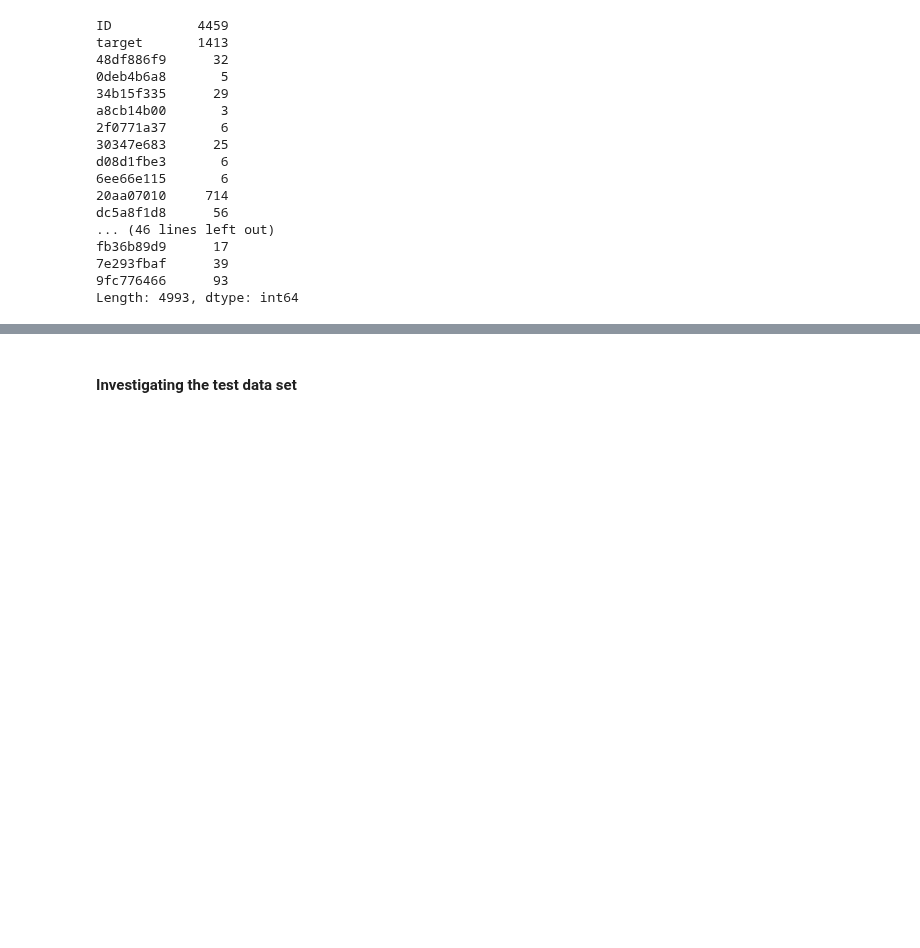
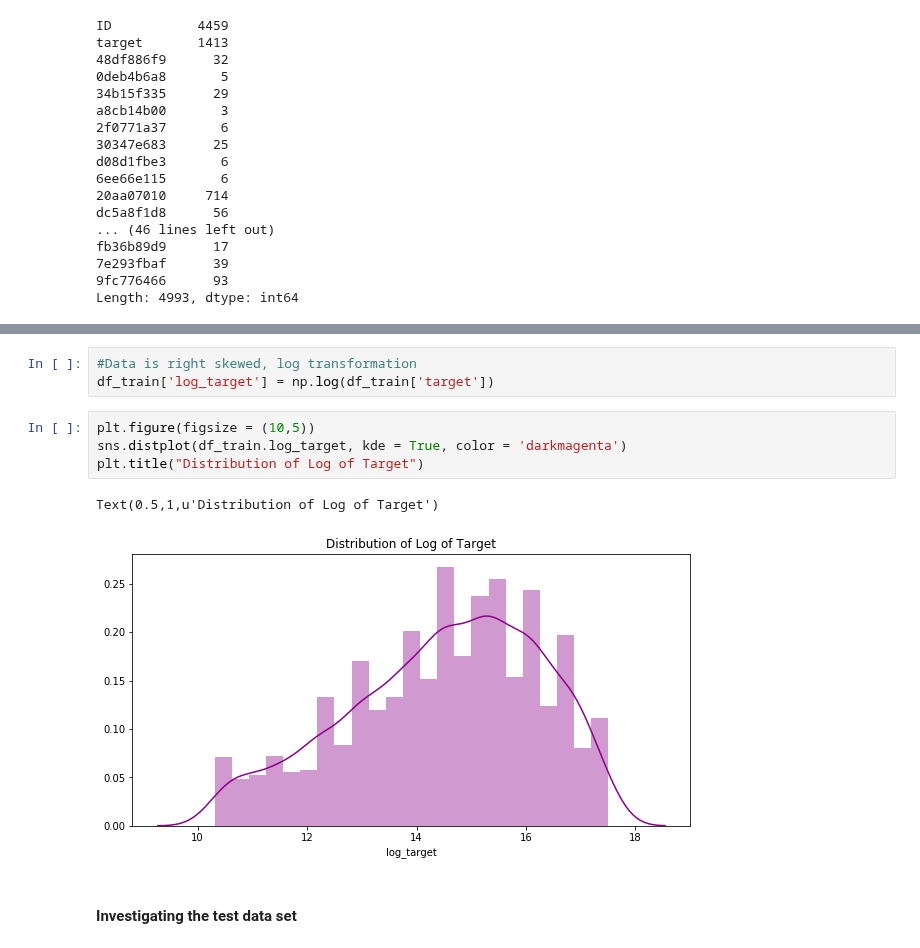
Before and after one commit to LauraJ89/KaggleSantander, a Jupyter notebook: Kaggle.ipynb, the cells around one changed output, grey strips where cells are left out. Saved outputs shown, nothing was run; the diff lists cells and outputs as text; blank space fills up the shorter version.

```diff
--- a/Kaggle.ipynb
+++ b/Kaggle.ipynb
@@ -60,3 +85,13 @@ Length: 4993, dtype: int64
+# %%
+#Data is right skewed, log transformation
+df_train['log_target'] = np.log(df_train['target'])
+# %%
+plt.figure(figsize = (10,5))
+sns.distplot(df_train.log_target, kde = True, color = 'darkmagenta')
+plt.title("Distribution of Log of Target")
+# %% [output]
+Text(0.5,1,u'Distribution of Log of Target')
+[figure, added]
 # %% [markdown]
 #### Investigating the test data set
 # %%
```
Also changed, not shown: parts of 3 cells of this notebook.
